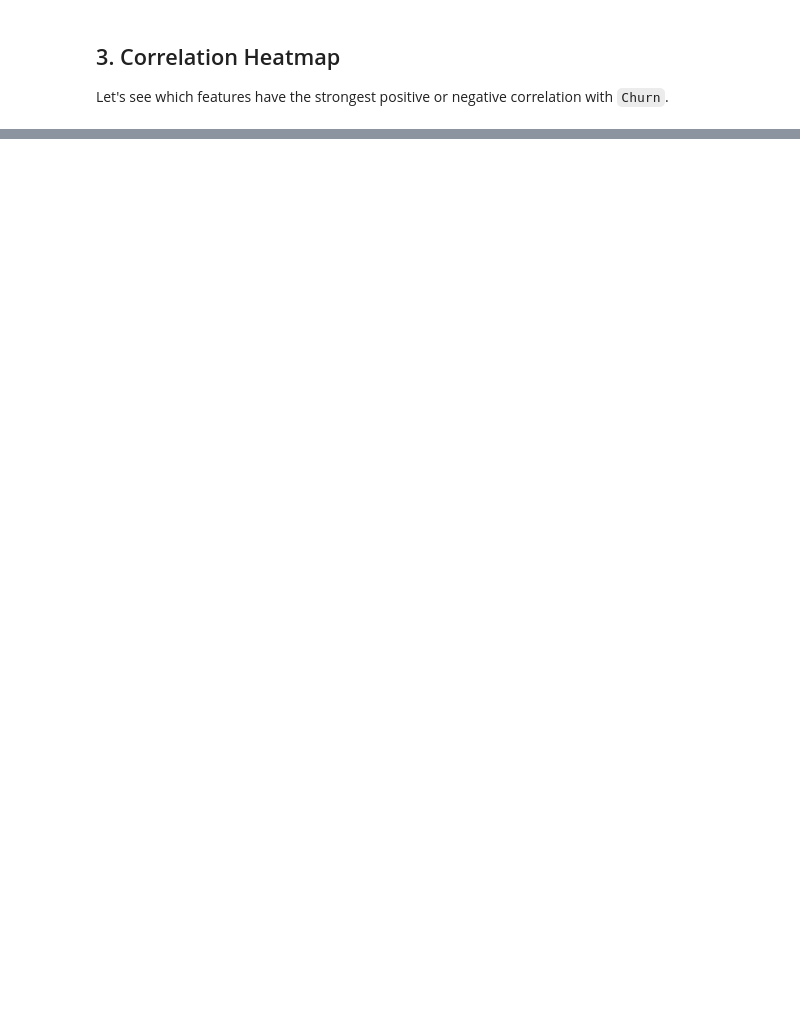
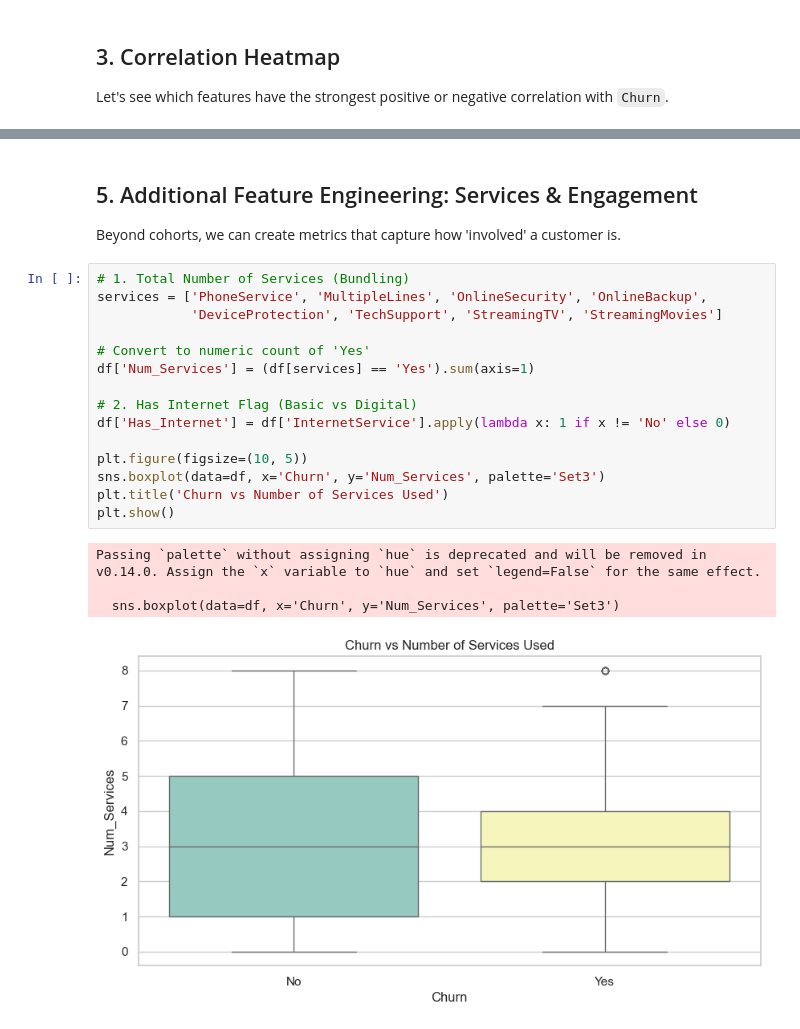
Before and after one commit to yasirG90/churn-model, a Jupyter notebook: notebooks/04_Correlation_and_Feature_Engineering.ipynb, the cells around one changed output, grey strips where cells are left out. Drawn from its saved outputs; the diff is of its cells as text; blank space fills up the shorter version.

Commit message:
feature engineering and model building

```diff
--- a/notebooks/04_Correlation_and_Feature_Engineering.ipynb
+++ b/notebooks/04_Correlation_and_Feature_Engineering.ipynb
@@ -82,0 +109,23 @@ plt.show()
+# %% [markdown]
+## 5. Additional Feature Engineering: Services & Engagement
+Beyond cohorts, we can create metrics that capture how 'involved' a customer is.
+# %%
+# 1. Total Number of Services (Bundling)
+services = ['PhoneService', 'MultipleLines', 'OnlineSecurity', 'OnlineBackup',
+            'DeviceProtection', 'TechSupport', 'StreamingTV', 'StreamingMovies']
+
+# Convert to numeric count of 'Yes'
+df['Num_Services'] = (df[services] == 'Yes').sum(axis=1)
+
+# 2. Has Internet Flag (Basic vs Digital)
+df['Has_Internet'] = df['InternetService'].apply(lambda x: 1 if x != 'No' else 0)
+
+plt.figure(figsize=(10, 5))
+sns.boxplot(data=df, x='Churn', y='Num_Services', palette='Set3')
+plt.title('Churn vs Number of Services Used')
+plt.show()
+# %% [output]
+Passing `palette` without assigning `hue` is deprecated and will be removed in v0.14.0. Assign the `x` variable to `hue` and set `legend=False` for the same effect.
+
+  sns.boxplot(data=df, x='Churn', y='Num_Services', palette='Set3')
+[figure, added]
```
Also changed, not shown: parts of 11 cells of this notebook, 2 other files.
